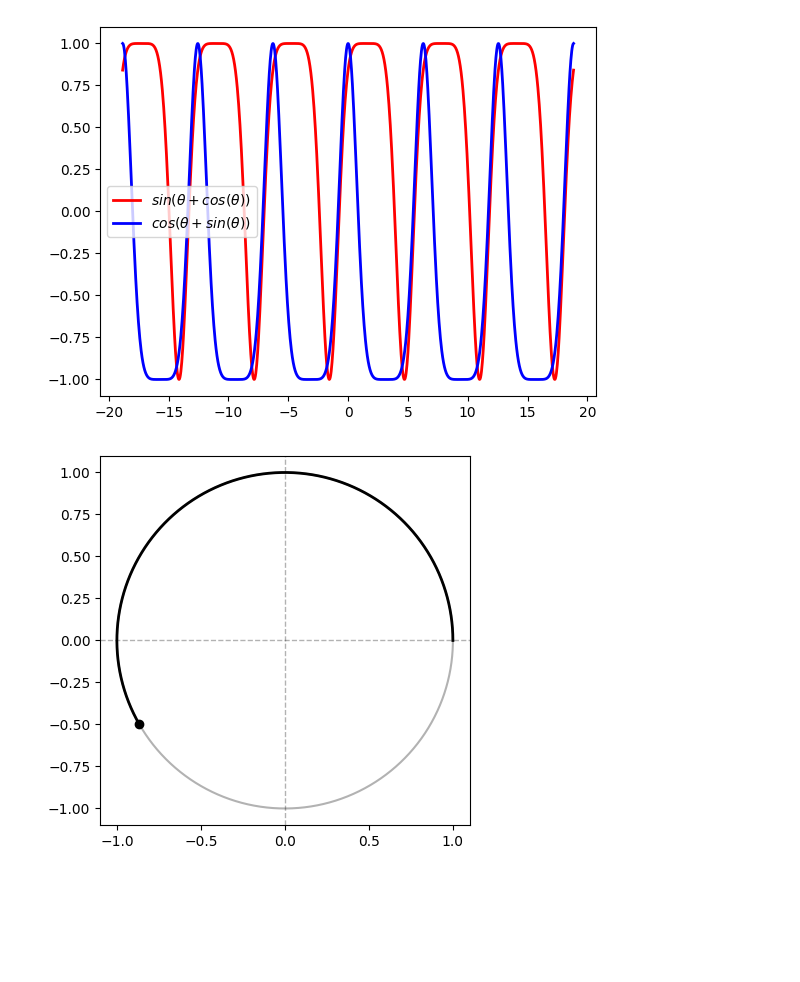
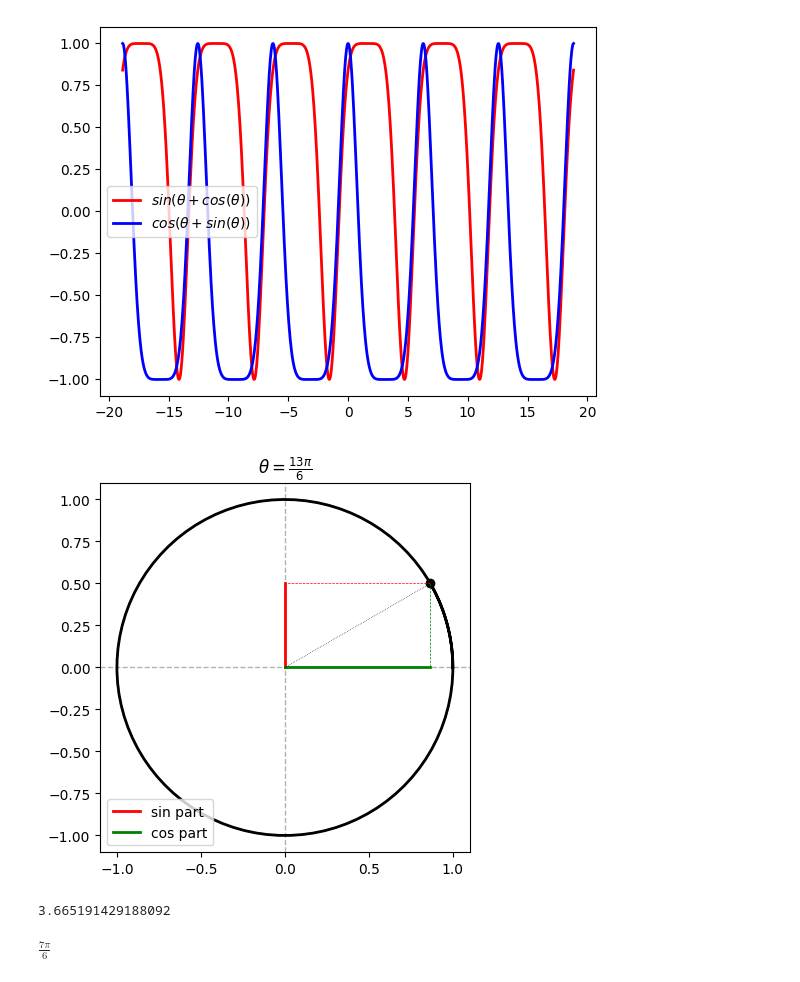
Before and after one commit to viktor-kertanov/master-math, a Jupyter notebook: ch9_trigonometry/8_exercise.ipynb, the cells around one changed output. Drawn from its saved outputs; the diff is of its cells as text; code cells hidden in the pictures; blank space fills up the shorter version.

```diff
--- a/ch9_trigonometry/8_exercise.ipynb
+++ b/ch9_trigonometry/8_exercise.ipynb
@@ -15,24 +17,52 @@ plt.show()
 # %% [output]
 [figure]
 # %%
-input_theta = 7 * np.pi / 6
+# input_theta = sym.symbols('theta')
+theta = 13*sym.pi/6
+input_theta = float(theta)
 
+
+# unit circle
 circle_points = np.linspace(0, 2*np.pi, 1000)
 plt.plot(np.cos(circle_points), np.sin(circle_points), 'k', alpha=0.3)
 
 xlim = plt.gca().get_xlim()
 ylim = plt.gca().get_ylim()
 
 plt.plot([xlim[0], xlim[1]], [0, 0], 'k--', alpha=0.3, linewidth=1)
 plt.plot([0, 0], [ylim[0], ylim[1]],  'k--', alpha=0.3, linewidth=1)
 
 # drawing the main arch
 arch_dots = np.linspace(0, input_theta, 100)
 plt.plot(np.cos(arch_dots), np.sin(arch_dots), 'k', linewidth=2)
 plt.plot(np.cos(input_theta), np.sin(input_theta), 'ko')
 
+# aux lines
+plt.plot([np.cos(input_theta), 0],[np.sin(input_theta), np.sin(input_theta)], 'r--', linewidth=0.5)
+plt.plot([0, 0],[0, np.sin(input_theta)], 'r', linewidth=2, label='sin part')
+
+plt.plot([np.cos(input_theta), np.cos(input_theta)],[np.sin(input_theta), 0], 'g--', linewidth=0.5)
+plt.plot([0, np.cos(input_theta)],[0, 0], 'g', linewidth=2, label='cos part')
+
+plt.plot([0, np.cos(input_theta)], [0, np.sin(input_theta)], 'k:', linewidth=0.5, alpha=0.9)
+
 plt.gca().set_aspect('equal')
 plt.axis([xlim[0], xlim[1], ylim[0], ylim[1]])
+
+plt.title('$\\theta = %s$' % sym.latex(theta))
+plt.legend(loc='lower left')
 plt.show()
 # %% [output]
-[figure, old version]
+[figure, new version]
+# %%
+a = repr(input_theta)
+print(a)
+theta = sym.symbols('theta')
+# %% [output]
+3.665191429188092
+# %%
+theta = 7*sym.pi/6
+
+display(Math(sym.latex(theta)))
+# %% [output]
+$\displaystyle \frac{7 \pi}{6}$
```
Also changed, not shown: parts of 1 cell of this notebook, 5 other files.
